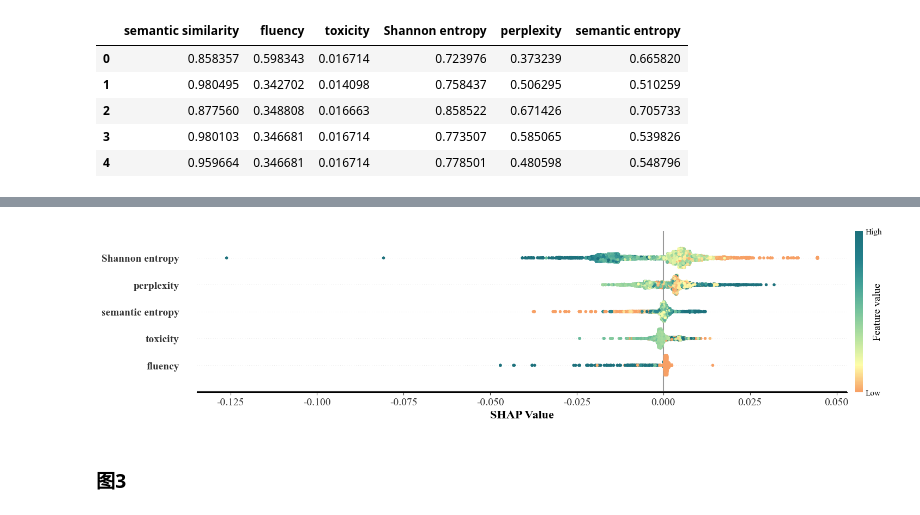
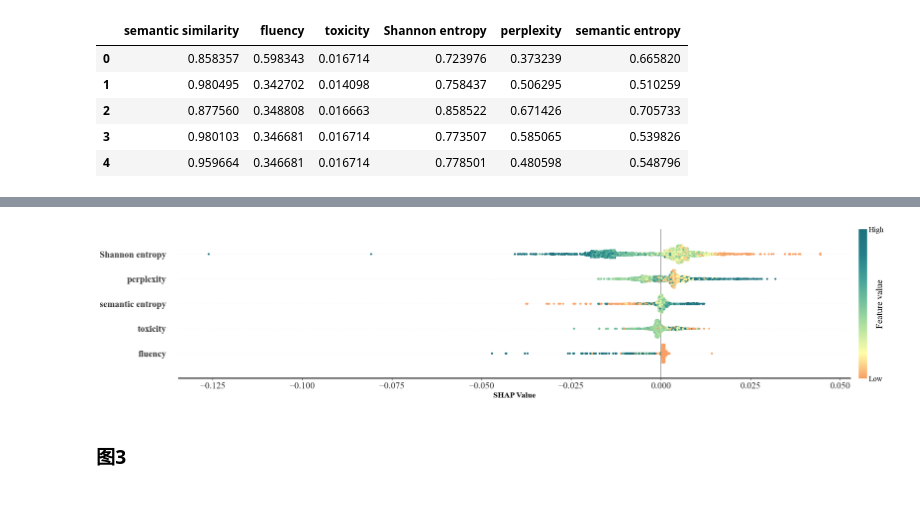
Before and after one commit to Computational-social-science/WSC, a Jupyter notebook: SHAP/Data Processing and Visualization.ipynb, the cells around one changed output, grey strips where cells are left out. Drawn from its saved outputs; the diff is of its cells as text; code cells hidden in the pictures.

```diff
--- a/SHAP/Data Processing and Visualization.ipynb
+++ b/SHAP/Data Processing and Visualization.ipynb
@@ -372,29 +372,28 @@ data['pred'] = model.predict(data[cols])
 # summary_plot++++++++++++++++++++++++++++++++++++++++++++++++++++++++++++++++++++++++++++++++++++++++++++++++++++++++++++
 
 ###shap.summary_plot源码修改：
-# # draw the color bar
-# if color_bar and features is not None and plot_type != "bar" and \
-#     (plot_type != "layered_violin" or color in pl.cm.datad):
-# import matplotlib.cm as cm
-# m = cm.ScalarMappable(cmap=cmap if plot_type != "layered_violin" else pl.get_cmap(color))
-# m.set_array([0, 1])
-# # cb = pl.collections[0].colorbar(m, ax=pl.gca(), ticks=[0, 1],pad=0.01)
-# cb = pl.colorbar(m, ax=pl.gca(), pad=0.01)
-# # cb.set_ticklabels([labels['FEATURE_VALUE_LOW'], labels['FEATURE_VALUE_HIGH']])
-# # cb.set_label(color_bar_label, size=28, labelpad=0)
-# ######
-# # cb.ax.set_position([0.755, 0.11, 0.02, 0.77])
-# cb.set_ticks([0, 1])
-# cb.set_ticklabels(['Low', 'High'])
-# cb.ax.tick_params(labelsize=16)
-# cb.set_label("Feature value", labelpad=-12, fontsize=16)
-# #######
-# cb.ax.tick_params(labelsize=11, length=0)
-# cb.set_alpha(1)
-# cb.outline.set_visible(False)
+#     # draw the color bar
+#     if color_bar and features is not None and plot_type != "bar" and \
+#             (plot_type != "layered_violin" or color in pl.cm.datad):
+#         import matplotlib.cm as cm
+#         m = cm.ScalarMappable(cmap=cmap if plot_type != "layered_violin" else pl.get_cmap(color))
+#         m.set_array([0, 1])
+#         # cb = pl.collections[0].colorbar(m, ax=pl.gca(), ticks=[0, 1],pad=0.01)
+#         cb = pl.colorbar(m, ax=pl.gca(), pad=0.01, aspect=18)
+#         # cb.ax.set_position([0.755, 0.11, 0.02, 0.77])
+#         # cb.set_ticklabels([labels['FEATURE_VALUE_LOW'], labels['FEATURE_VALUE_HIGH']])
+#         # cb.set_label(color_bar_label, size=28, labelpad=0)
+#         ######
+#         cb.set_ticks([0, 1])
+#         cb.set_ticklabels(['Low', 'High'])
+#         cb.set_label("Feature value", labelpad=-16, size=18)
+#         #######
+#         cb.ax.tick_params(labelsize=15, length=0)
+#         cb.set_alpha(1)
+#         cb.outline.set_visible(False)
 # #         bbox = cb.ax.get_window_extent().transformed(pl.gcf().dpi_scale_trans.inverted())
 # #         cb.ax.set_aspect((bbox.height - 0.9) * 20)
-# # cb.draw_all()
+#         # cb.draw_all()
 # ++++++++++++++++++++++++++++++++++++++++++++++++++++++++++++++++++++++++++++++++++++++++++++++++++++++++++++++++++++++++++
 
 clist = ["#F7A065", "#fffea9", "#b7e3a0", "#78c49d", "#44a298","#237f8b","#1D717C"]
@@ -402,20 +401,20 @@ newcmp = LinearSegmentedColormap.from_list('chaos', clist)
 
 # 生成 SHAP summary_plot
 plt.figure()
-# plt.rcParams.update({'font.family': 'Times New Roman'})
+plt.rcParams.update({'font.family': 'Times New Roman'})
 shap.summary_plot(shap_values,
                   show=False,
                   cmap=newcmp,
                   use_log_scale=False,
                   sort=True,
                   alpha=1,
-                  plot_size=(16, 6*0.618),
+                  plot_size=(24, 8*0.618),
                   color_bar=True
                   )
 
 # 修改 x 轴和 y 轴刻度标签的字体大小
-plt.xticks(fontsize=14, fontweight='medium', fontfamily='Times New Roman')  # 设置 x 轴刻度字体大小、粗细和字体
-plt.yticks(fontsize=14, fontweight='semibold', fontfamily='Times New Roman')  # 设置 y 轴刻度字体大小、粗细和字体
+plt.xticks(fontsize=18, fontweight='medium', fontfamily='Times New Roman')  # 设置 x 轴刻度字体大小、粗细和字体
+plt.yticks(fontsize=18, fontweight='semibold', fontfamily='Times New Roman')  # 设置 y 轴刻度字体大小、粗细和字体
 
 
 # 修改x轴标签
@@ -438,4 +437,4 @@ plt.show()
-[figure, old version]
+[figure, new version]
 # %% [markdown]
 ### 图3
 # %%
```
Also changed, not shown: parts of 3 cells of this notebook, 2 other files.
